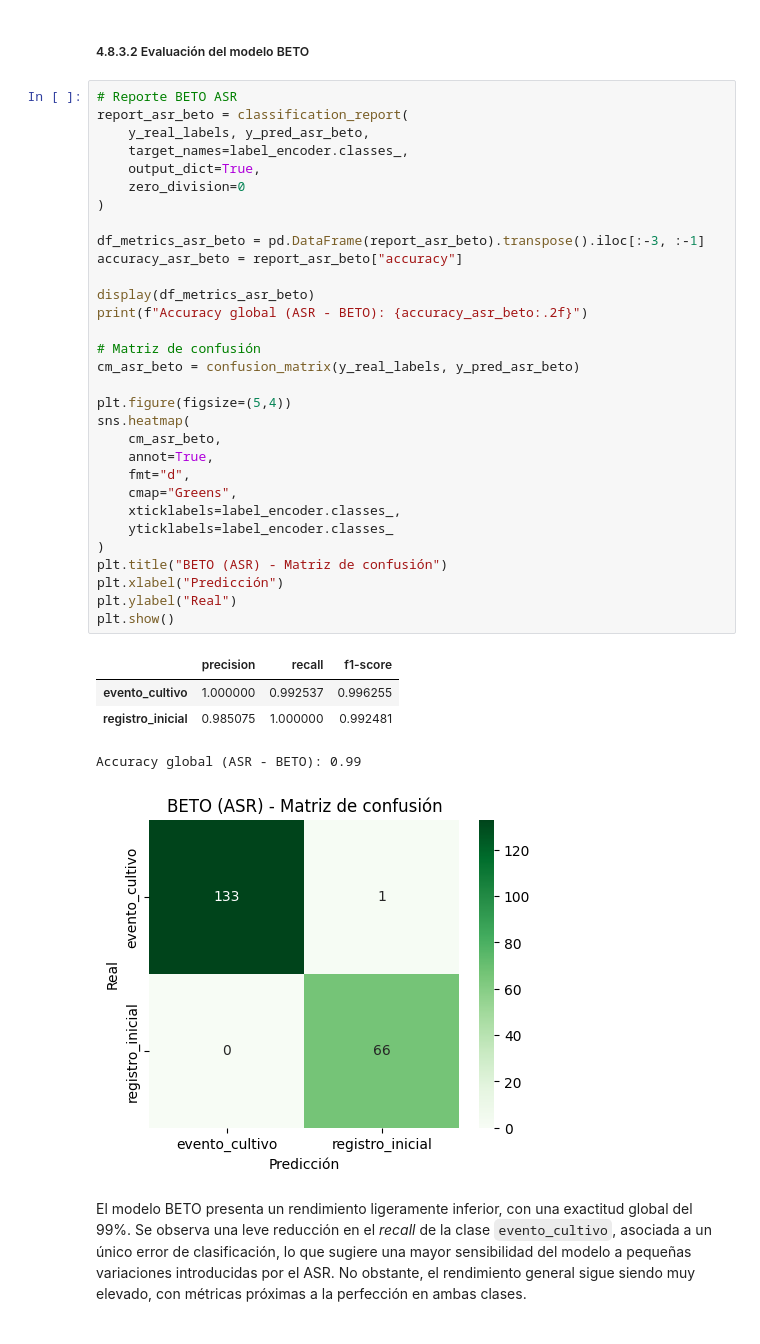
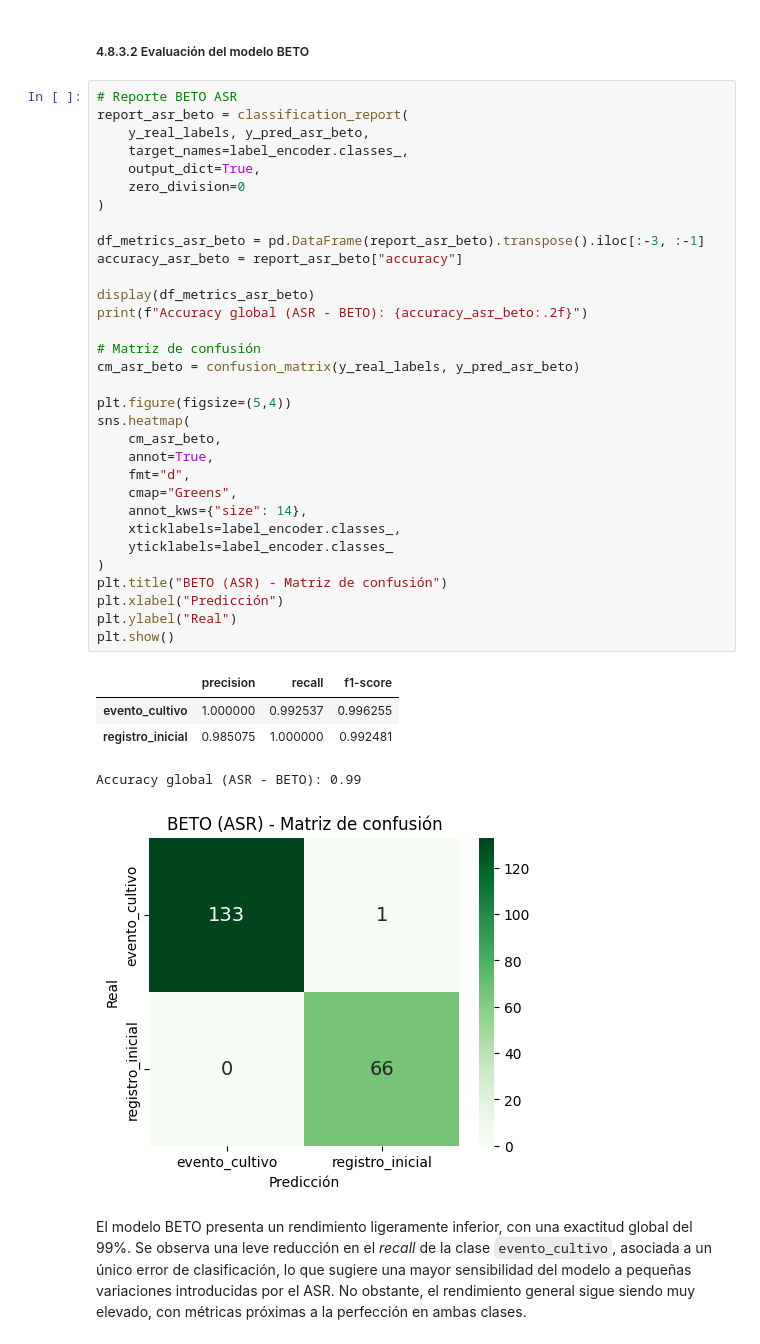
Before and after one commit to JMPinillos/agri-voice-ai, a Jupyter notebook: notebooks/03_nlp_modeling/nlp_modeling.ipynb, the cells around one changed output. Saved outputs shown, nothing was run; the diff lists cells and outputs as text.

```diff
--- a/notebooks/03_nlp_modeling/nlp_modeling.ipynb
+++ b/notebooks/03_nlp_modeling/nlp_modeling.ipynb
@@ -895,34 +945,35 @@ report_asr_beto = classification_report(
     zero_division=0
 )
 
 df_metrics_asr_beto = pd.DataFrame(report_asr_beto).transpose().iloc[:-3, :-1]
 accuracy_asr_beto = report_asr_beto["accuracy"]
 
 display(df_metrics_asr_beto)
 print(f"Accuracy global (ASR - BETO): {accuracy_asr_beto:.2f}")
 
 # Matriz de confusión
 cm_asr_beto = confusion_matrix(y_real_labels, y_pred_asr_beto)
 
 plt.figure(figsize=(5,4))
 sns.heatmap(
     cm_asr_beto,
     annot=True,
     fmt="d",
     cmap="Greens",
+    annot_kws={"size": 14},
     xticklabels=label_encoder.classes_,
     yticklabels=label_encoder.classes_
 )
 plt.title("BETO (ASR) - Matriz de confusión")
 plt.xlabel("Predicción")
 plt.ylabel("Real")
 plt.show()
 # %% [output]
 |  | precision | recall | f1-score |
 | evento_cultivo | 1.000000 | 0.992537 | 0.996255 |
 | registro_inicial | 0.985075 | 1.000000 | 0.992481 |
 Accuracy global (ASR - BETO): 0.99
-[figure, old version]
+[figure, new version]
 # %% [markdown]
 El modelo BETO presenta un rendimiento ligeramente inferior, con una exactitud global del 99%. Se observa una leve reducción en el *recall* de la clase `evento_cultivo`, asociada a un único error de clasificación, lo que sugiere una mayor sensibilidad del modelo a pequeñas variaciones introducidas por el ASR. No obstante, el rendimiento general sigue siendo muy elevado, con métricas próximas a la perfección en ambas clases.
 # %% [markdown]
```
Also changed, not shown: parts of 41 cells of this notebook, 1 other file.
